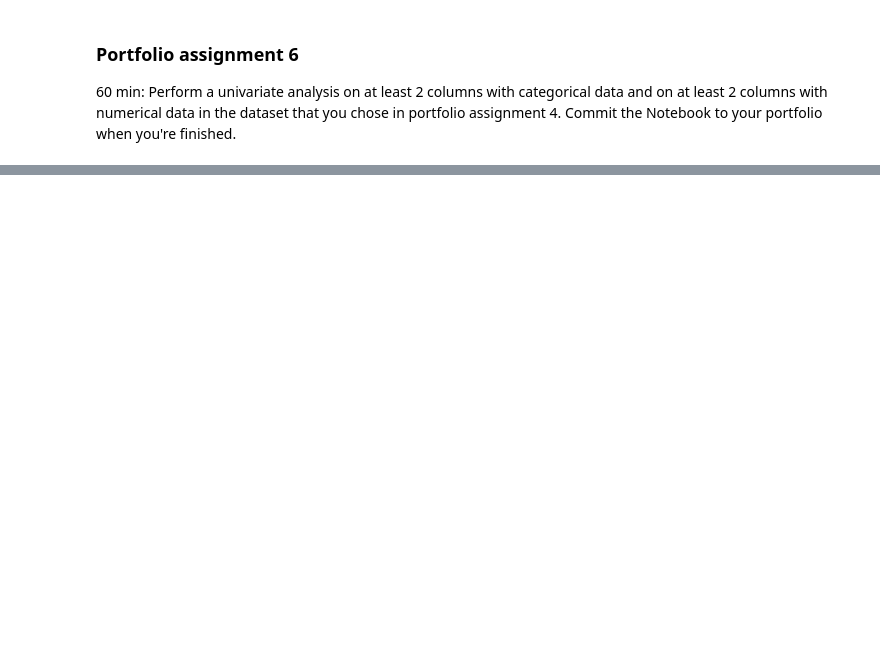
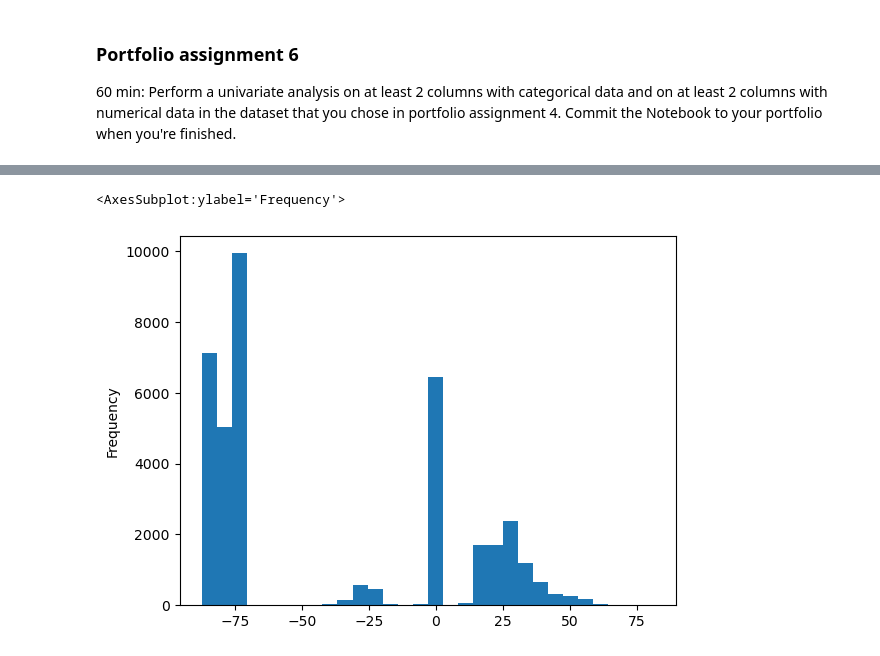
Before and after one commit to ThimoBL/DataScienceRepo, a Jupyter notebook: Introduction and Univariate Analysis - Copy.ipynb, the cells around one changed output, grey strips where cells are left out. Cells and saved outputs as stored; diff of their text form; code cells hidden in the pictures; blank space fills up the shorter version.

```diff
--- a/Introduction and Univariate Analysis - Copy.ipynb
+++ b/Introduction and Univariate Analysis - Copy.ipynb
@@ -314,0 +460,5 @@ Commit the notebook and dataset to your portfolio when you're finished.
+# %%
+meteoriteLandings.reclat.plot(kind='hist', bins=30)
+# %% [output]
+<AxesSubplot:ylabel='Frequency'>
+[figure, added]
```
Also changed, not shown: parts of 32 cells of this notebook, 8 other files.
